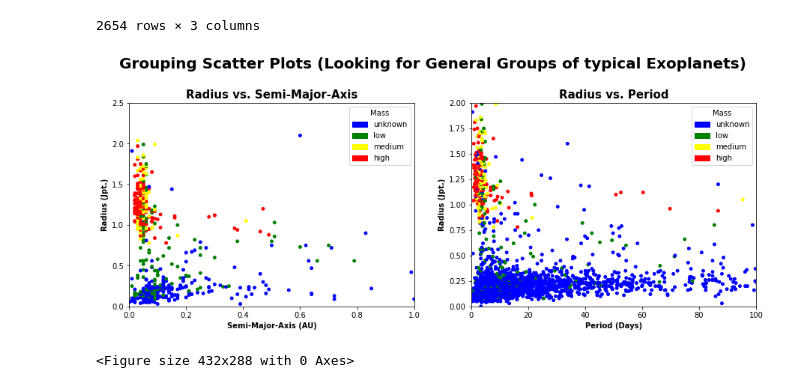
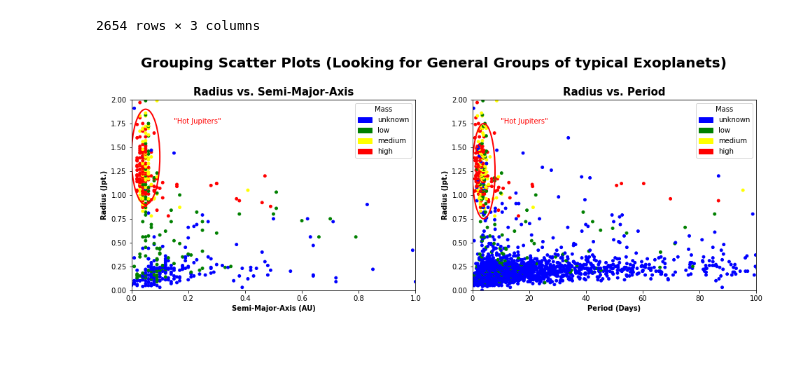
Before and after one commit to Botond-Horvath/Y10python, a Jupyter notebook: Data_Programs/Project/Grouping_Plots.ipynb, the cells around one changed output. Cells and saved outputs as stored; diff of their text form; code cells hidden in the pictures; blank space fills up the shorter version.

```diff
--- a/Data_Programs/Project/Grouping_Plots.ipynb
+++ b/Data_Programs/Project/Grouping_Plots.ipynb
@@ -101,45 +107,58 @@ def getColor(mass):
     return(cList)
 
 #Sizes
-plt.figure(figsize=(15,5))
+plt.figure(figsize=(16,5))
 
+#First plot (subplot) for radius vs. sma
 plt.subplot(121)
+#Setting x, y, and color based on mass
 x = df1.sma
 y = df1.radius
 mass = df1.mass
 c = getColor(mass)
+#Scattering
 scatter = plt.scatter(x,y,c=c,s=15)
+#Setting titles and labels
 plt.title('Radius vs. Semi-Major-Axis',fontweight='bold',fontsize=15)
 plt.xlabel('Semi-Major-Axis (AU)',fontweight='bold')
 plt.xlim(0,1)
 plt.ylabel('Radius (Jpt.)',fontweight='bold')
-plt.ylim(0,2.5)
+plt.ylim(0,2)
+#Setting the legend for the mass colours using patches
 blue_patch = mpatches.Patch(color='blue', label='unknown')
 green_patch = mpatches.Patch(color='green', label='low')
 yellow_patch = mpatches.Patch(color='yellow', label='medium')
 red_patch = mpatches.Patch(color='red', label='high')
 legend = plt.legend(title='Mass',handles=[blue_patch,green_patch,yellow_patch,red_patch],loc=1)
+#Adding the ellipse circle for hot jupiters with annotatio
+ellipse = mpatches.Ellipse((0.05,1.4),0.1,1,fill=False,color='red',linewidth=2)
+ax = plt.gca()
+ax.add_patch(ellipse)
+plt.annotate('"Hot Jupiters"',(0.15,1.75),color='red')
 
 plt.subplot(122)
 x = df2.Period
 y = df2.Radius
 mass = df2.Mass
 c = getColor(mass)
 plt.scatter(x,y,c=c,s=15)
 plt.title('Radius vs. Period',fontweight='bold',fontsize=15)
 plt.xlabel('Period (Days)',fontweight='bold')
 plt.xlim(0,100)
 plt.ylabel('Radius (Jpt.)',fontweight='bold')
 plt.ylim(0,2)
 blue_patch = mpatches.Patch(color='blue', label='unknown')
 green_patch = mpatches.Patch(color='green', label='low')
 yellow_patch = mpatches.Patch(color='yellow', label='medium')
 red_patch = mpatches.Patch(color='red', label='high')
 legend = plt.legend(title='Mass',handles=[blue_patch,green_patch,yellow_patch,red_patch],loc=1)
+ellipse = mpatches.Ellipse((4,1.25),8,1,fill=False,color='red',linewidth=2)
+ax = plt.gca()
+ax.add_patch(ellipse)
+plt.annotate('"Hot Jupiters"',(10,1.75),color='red')
 
 plt.suptitle('Grouping Scatter Plots (Looking for General Groups of typical Exoplanets)',fontweight='bold',
              fontsize=20,y=1.05)
 plt.show()
 # %% [output]
-[figure, old version]
+[figure, new version]
-<Figure size 432x288 with 0 Axes>
```
Also changed, not shown: parts of 7 cells of this notebook, 3 other files.
